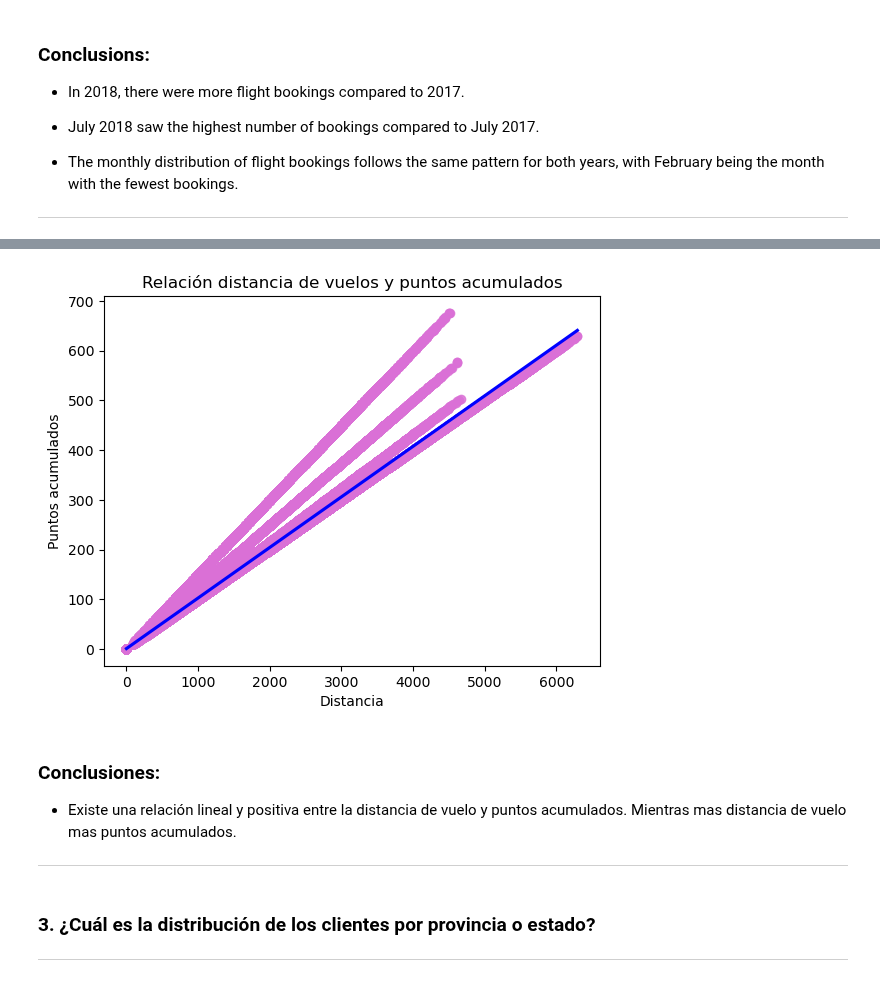
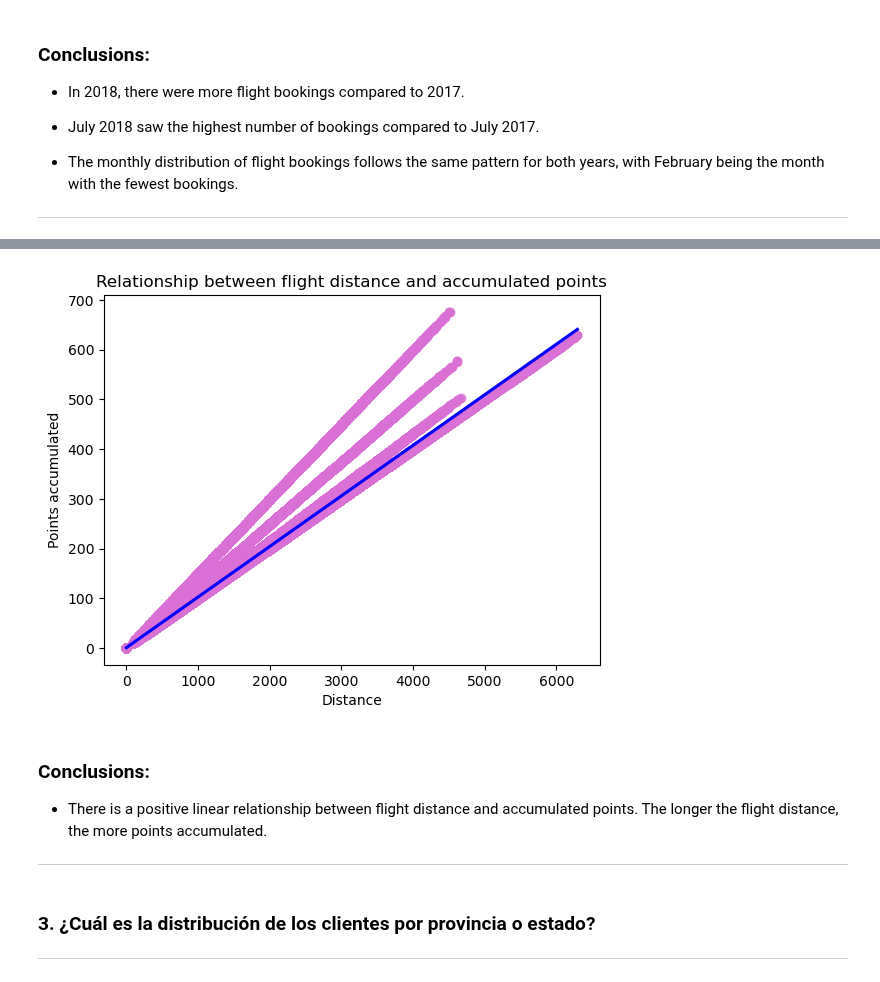
Before and after one commit to MarPastor/airline_analysis_Mar, a Jupyter notebook: notebook/airline_analysis_mar.ipynb, the cells around one changed output, grey strips where cells are left out. Cells and saved outputs as stored; diff of their text form; code cells hidden in the pictures.

```diff
--- a/notebook/airline_analysis_mar.ipynb
+++ b/notebook/airline_analysis_mar.ipynb
@@ -1315,18 +1305,18 @@ plt.show();
 # %%
-# visualizar la relación de dos variables numéricas usando 'seaborn'('regplot')
-# ayuda a ver a la línea de regresión (relación) entre ambas variables
+# Visualize the relationship between two numerical variables using 'seaborn' ('regplot')
+# This helps to see the regression line (relationship) between the two variables
 
-sns.regplot(data=df_completo, x='distance', y='points_accumulated', color='orchid', line_kws={"color": "blue"})
-plt.title('Relación distancia de vuelos y puntos acumulados')
-plt.ylabel('Puntos acumulados')
-plt.xlabel('Distancia')
+sns.regplot(data=df_complete, x='distance', y='points_accumulated', color='orchid', line_kws={"color": "blue"})
+plt.title('Relationship between flight distance and accumulated points')
+plt.ylabel('Points accumulated')
+plt.xlabel('Distance')
 plt.show();
 # %% [output]
-[figure, old version]
+[figure, new version]
 # %% [markdown]
-### Conclusiones:
+### Conclusions:
 
-- Existe una relación lineal y positiva entre la distancia de vuelo y puntos acumulados. Mientras mas distancia de vuelo mas puntos acumulados.
+- There is a positive linear relationship between flight distance and accumulated points. The longer the flight distance, the more points accumulated.
 
 ---
 # %% [markdown]
```
Also changed, not shown: parts of 3 cells of this notebook.
